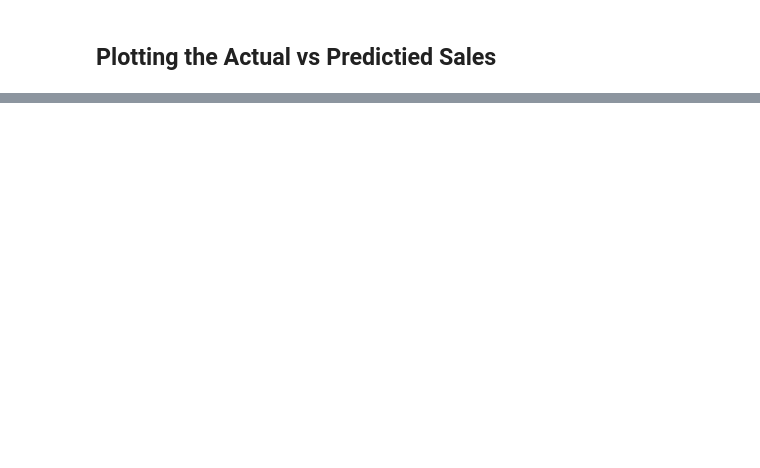
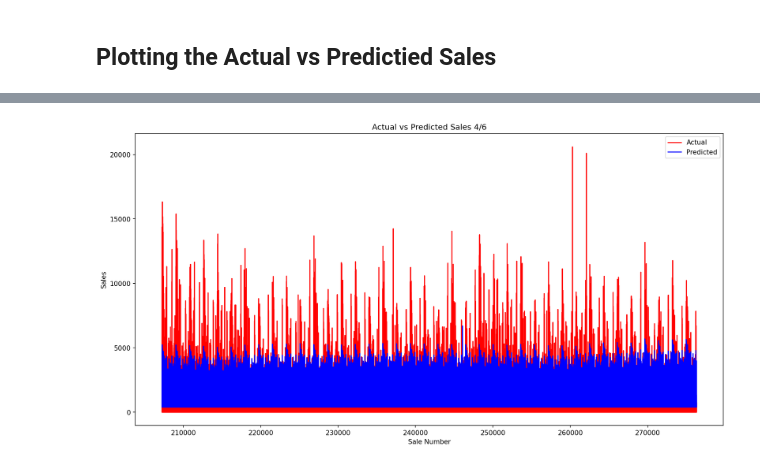
Before and after one commit to DylanDBurke26/CSE404-Group11, a Jupyter notebook: Dylan_Linear_Reg.ipynb, the cells around one changed output, grey strips where cells are left out. Cells and saved outputs as stored; diff of their text form; code cells hidden in the pictures; blank space fills up the shorter version.

```diff
--- a/Dylan_Linear_Reg.ipynb
+++ b/Dylan_Linear_Reg.ipynb
@@ -175,0 +163,11 @@ max(test_y['sales'])
+# %%
+plt.figure(figsize=(16,8), dpi=150)
+plt.title('Actual vs Predicted Sales 4/6')
+plt.plot(test_y[int(len(test_y)*(3/6)):int(len(test_y)*(4/6))], label='Actual', color='red')
+plt.plot(pred[int(len(pred)*(3/6)):int(len(pred)*(4/6))], label='Predicted', color='blue')
+plt.xlabel('Sale Number')
+plt.ylabel('Sales')
+plt.legend()
+plt.show()
+# %% [output]
+[figure, added]
```
Also changed, not shown: parts of 13 cells of this notebook, 1 other file.
